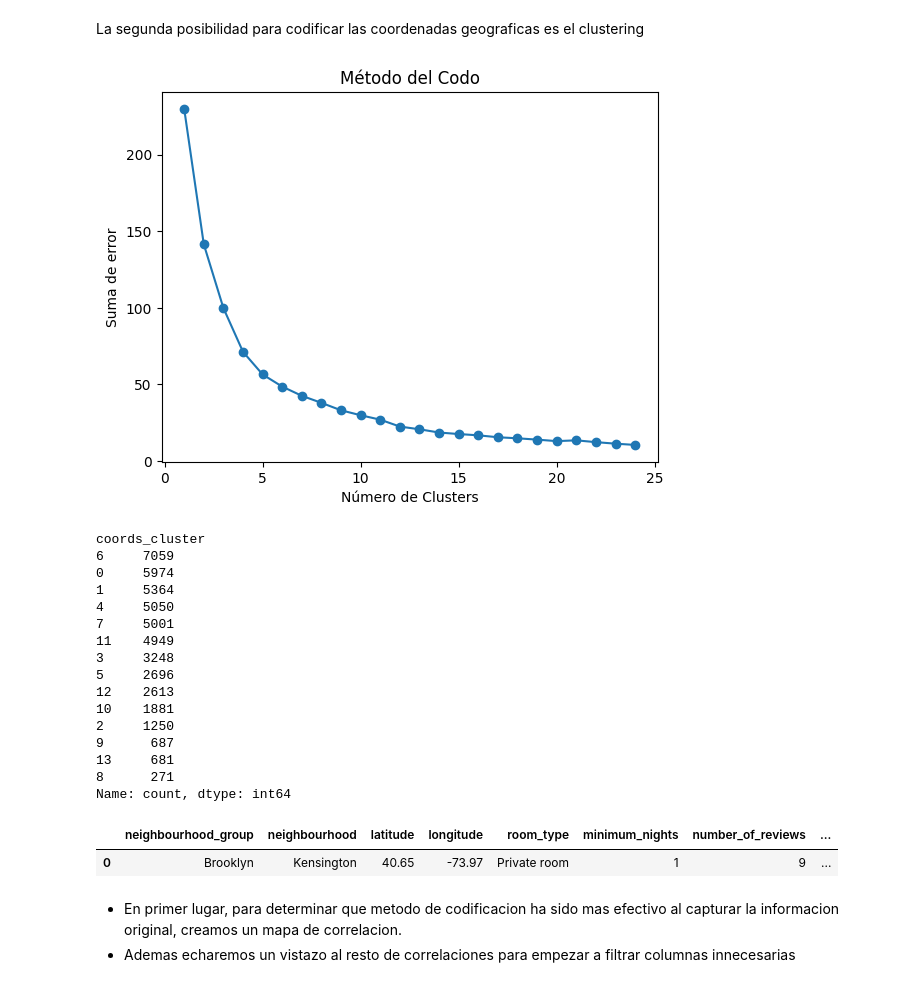
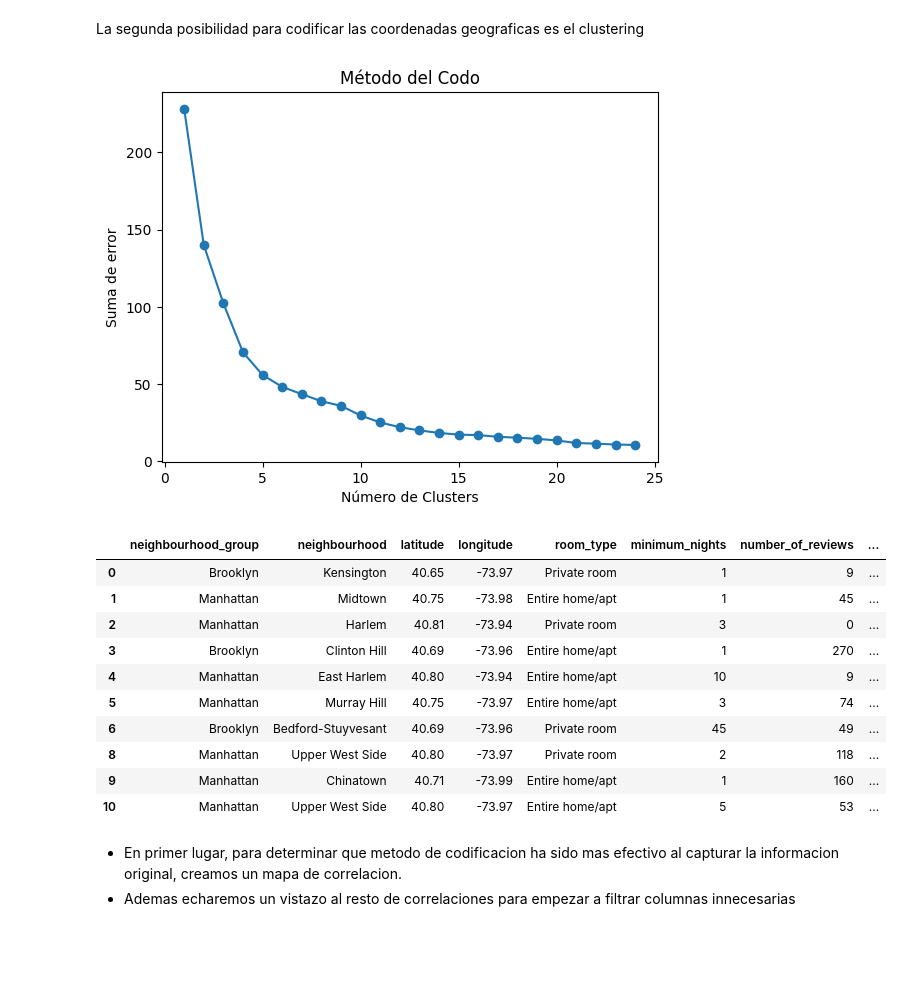
Before and after one commit to Dgasensi/machine-learning-python-template, a Jupyter notebook: src/explore.ipynb, the cells around one changed output. Cells and saved outputs as stored; diff of their text form; code cells hidden in the pictures; blank space fills up the shorter version.

```diff
--- a/src/explore.ipynb
+++ b/src/explore.ipynb
@@ -248,4 +261,7 @@ print(optimal_cooks_data[0].size)
 df.drop(optimal_cooks_data[0], axis=0, inplace=True)
 # %% [output]
 2160
+# %%
+# Filtramos los valores atipicos de LOG_PRICE
+df = df[(df['LOG_PRICE']<6.5) & (df['LOG_PRICE']>2.9)]
 # %%
@@ -364,35 +382,24 @@ plt.show()
 
 # Me quedo con 14 clusters para la codificacion de las coordenadas
 # %% [output]
-[figure, old version]
+[figure, new version]
-# %%
-# Creamos 14 clusters que definen grupos de localizaciones generalizadas en un solo valor
-kmeans = KMeans(14, random_state=42)
-clusters = kmeans.fit_predict(df[['latitude','longitude']])
-df['coords_cluster'] = kmeans.predict(df[['latitude','longitude']])
-df.coords_cluster.value_counts()
-# %% [output]
-coords_cluster
-6     7059
-0     5974
-1     5364
-4     5050
-7     5001
-11    4949
-3     3248
-5     2696
-12    2613
-10    1881
-2     1250
-9      687
-13     681
-8      271
-Name: count, dtype: int64
+# %%
+kmeans = KMeans(n_clusters=14, random_state=0, n_init="auto").fit(df[['latitude', 'longitude']])
+df['clusters'] = kmeans.labels_
 # %%
-df.head(1)
+df.head(10)
 # %% [output]
 |  | neighbourhood_group | neighbourhood | latitude | longitude | room_type | minimum_nights | number_of_reviews | ... |
 | 0 | Brooklyn | Kensington | 40.65 | -73.97 | Private room | 1 | 9 | ... |
+| 1 | Manhattan | Midtown | 40.75 | -73.98 | Entire home/apt | 1 | 45 | ... |
+| 2 | Manhattan | Harlem | 40.81 | -73.94 | Private room | 3 | 0 | ... |
+| 3 | Brooklyn | Clinton Hill | 40.69 | -73.96 | Entire home/apt | 1 | 270 | ... |
+| 4 | Manhattan | East Harlem | 40.80 | -73.94 | Entire home/apt | 10 | 9 | ... |
+| 5 | Manhattan | Murray Hill | 40.75 | -73.97 | Entire home/apt | 3 | 74 | ... |
+| 6 | Brooklyn | Bedford-Stuyvesant | 40.69 | -73.96 | Private room | 45 | 49 | ... |
+| 8 | Manhattan | Upper West Side | 40.80 | -73.97 | Private room | 2 | 118 | ... |
+| 9 | Manhattan | Chinatown | 40.71 | -73.99 | Entire home/apt | 1 | 160 | ... |
+| 10 | Manhattan | Upper West Side | 40.80 | -73.97 | Entire home/apt | 5 | 53 | ... |
 # %% [markdown]
 - En primer lugar, para determinar que metodo de codificacion ha sido mas efectivo al capturar la informacion original, creamos un mapa de correlacion.
 - Ademas echaremos un vistazo al resto de correlaciones para empezar a filtrar columnas innecesarias
```
Also changed, not shown: parts of 63 cells of this notebook.
